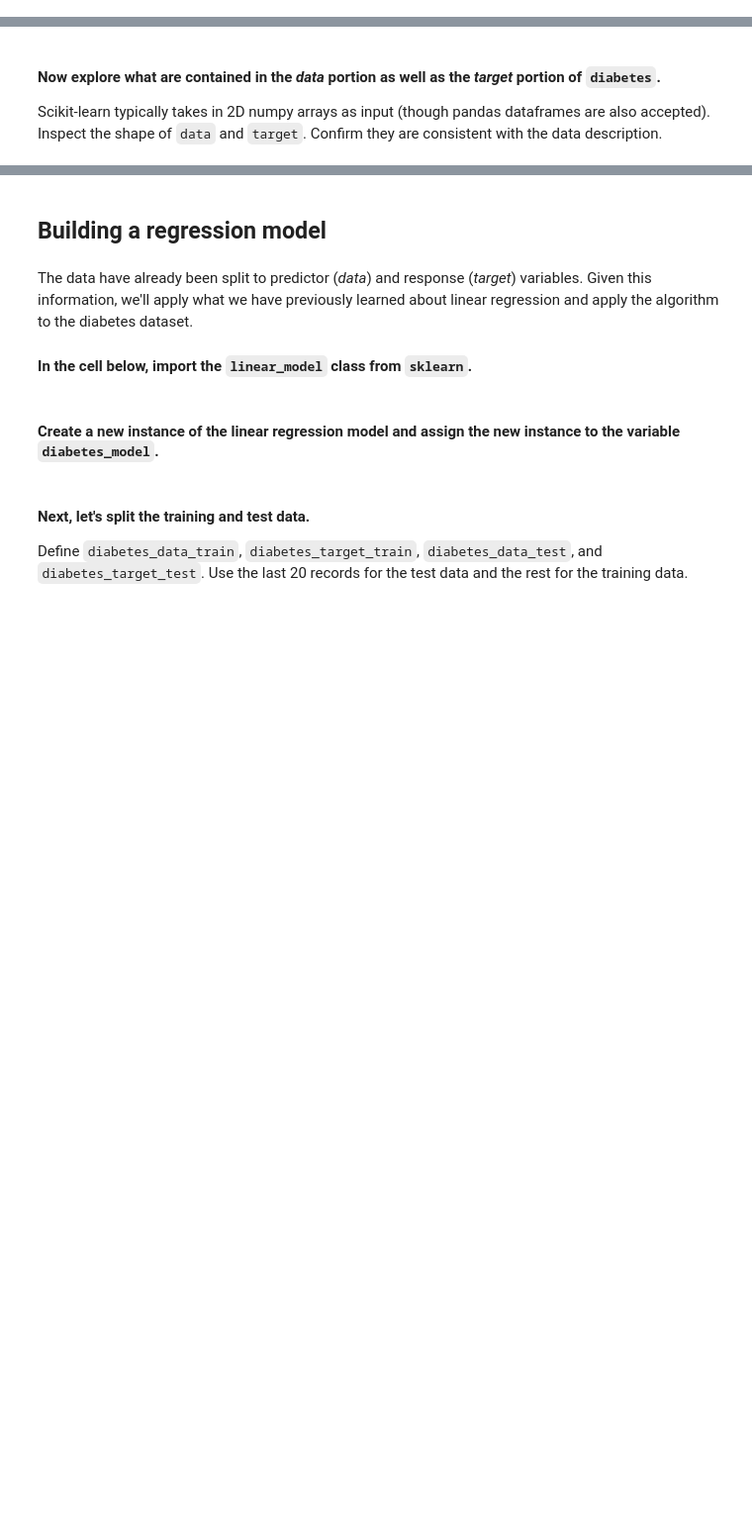
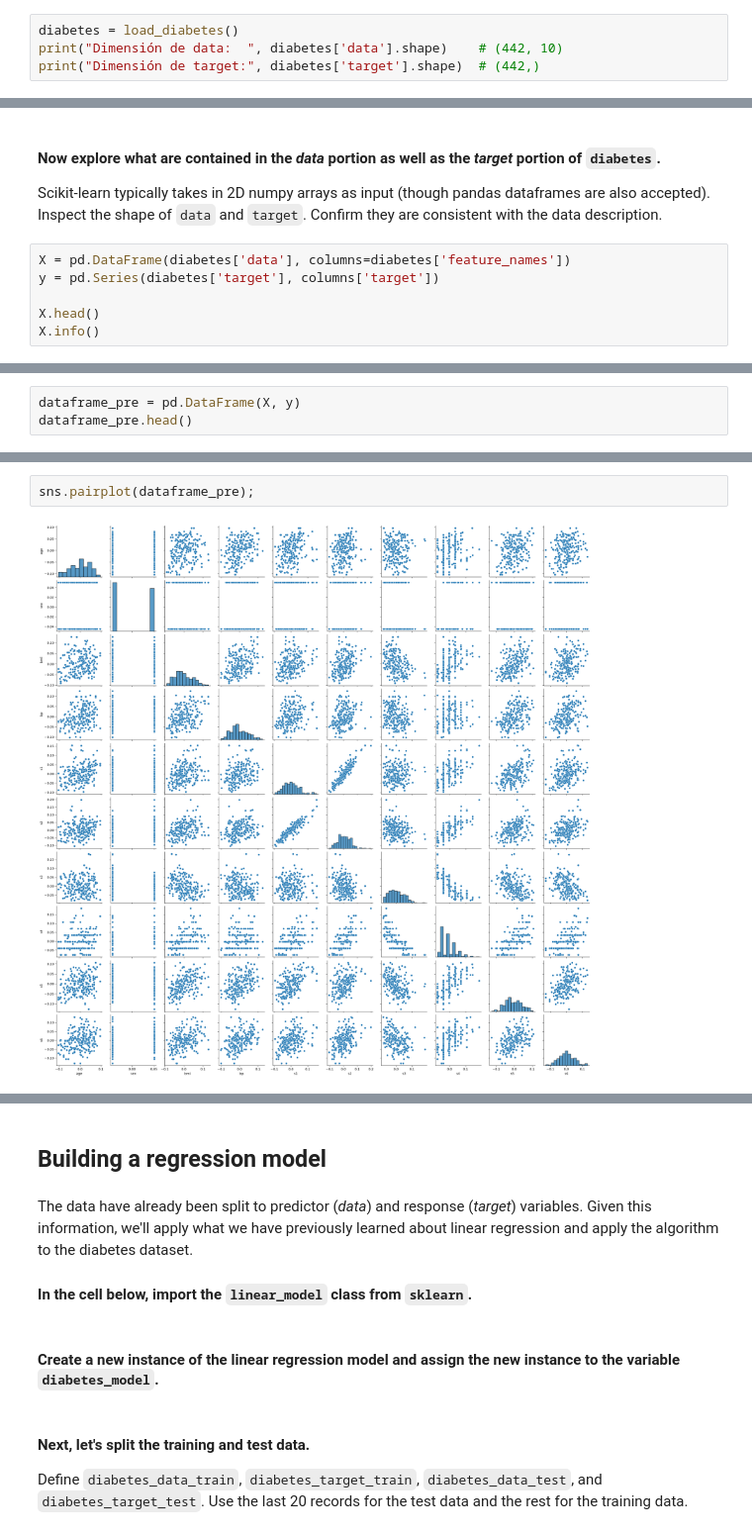
Before and after one commit to L4STR4/CURSO, a Jupyter notebook: 3-Machine_Learning/1-Supervisado/1-Regression/1-Linear_Regression/ejercicios/2 Diabetes.ipynb, the cells around one changed output, grey strips where cells are left out. Shown at 99% size. Saved outputs shown, nothing was run; the diff lists cells and outputs as text; blank space fills up the shorter version.

```diff
--- a/3-Machine_Learning/1-Supervisado/1-Regression/1-Linear_Regression/ejercicios/2 Diabetes.ipynb
+++ b/3-Machine_Learning/1-Supervisado/1-Regression/1-Linear_Regression/ejercicios/2 Diabetes.ipynb
@@ -72,3 +72,7 @@ Bradley Efron, Trevor Hastie, Iain Johnstone and Robert Tibshirani (2004) "Least
 1. What is the relation between `diabetes['data']` and `diabetes['target']`?
 
 1. How many records are there in the data?
+# %%
+diabetes = load_diabetes()
+print("Dimensión de data:  ", diabetes['data'].shape)    # (442, 10)
+print("Dimensión de target:", diabetes['target'].shape)  # (442,)
@@ -76,3 +83,9 @@ Bradley Efron, Trevor Hastie, Iain Johnstone and Robert Tibshirani (2004) "Least
 #### Now explore what are contained in the *data* portion as well as the *target* portion of `diabetes`.
 
 Scikit-learn typically takes in 2D numpy arrays as input (though pandas dataframes are also accepted). Inspect the shape of `data` and `target`. Confirm they are consistent with the data description.
+# %%
+X = pd.DataFrame(diabetes['data'], columns=diabetes['feature_names'])
+y = pd.Series(diabetes['target'], columns['target'])
+
+X.head()
+X.info()
@@ -78,0 +98,3 @@ Scikit-learn typically takes in 2D numpy arrays as input (though pandas datafram
+# %%
+dataframe_pre = pd.DataFrame(X, y)
+dataframe_pre.head()
@@ -78,0 +109,4 @@ Scikit-learn typically takes in 2D numpy arrays as input (though pandas datafram
+# %%
+sns.pairplot(dataframe_pre);
+# %% [output]
+[figure, added]
```
Also changed, not shown: parts of 6 cells of this notebook, 1 other file.
